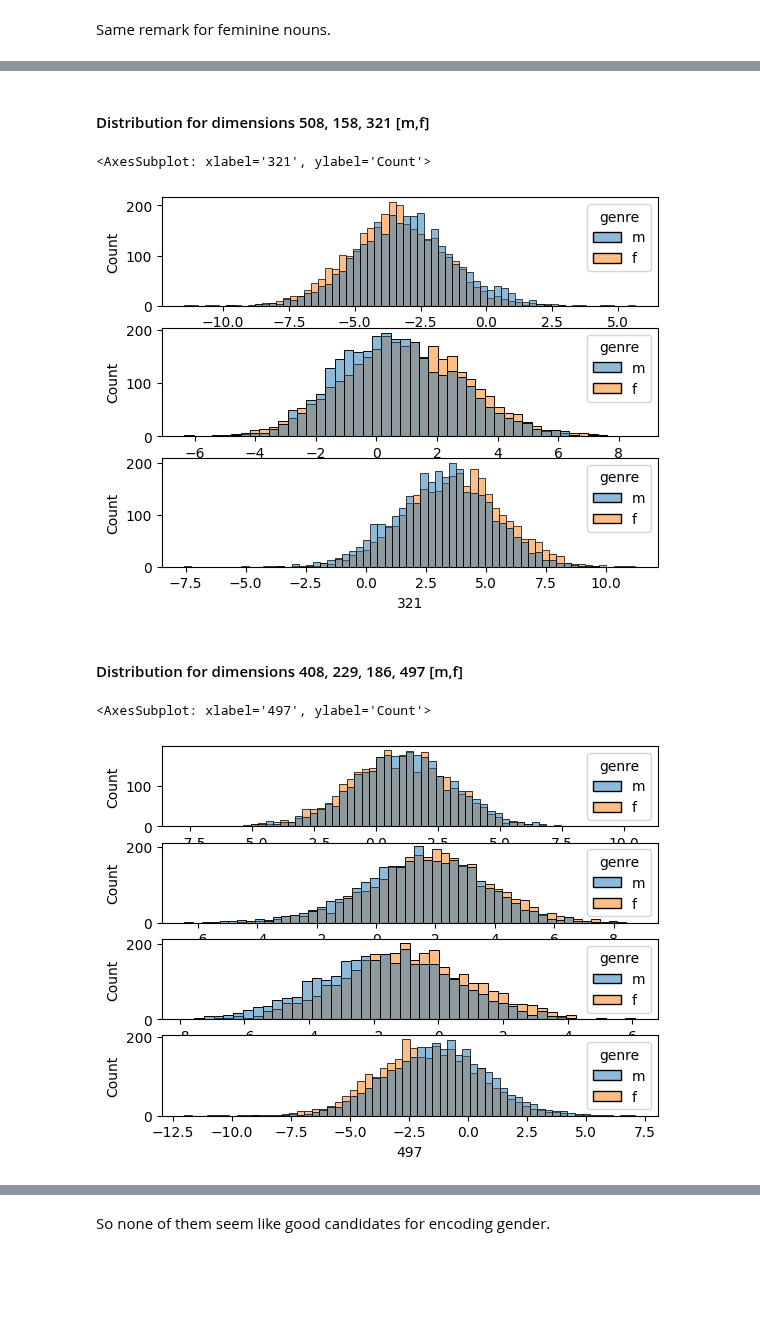
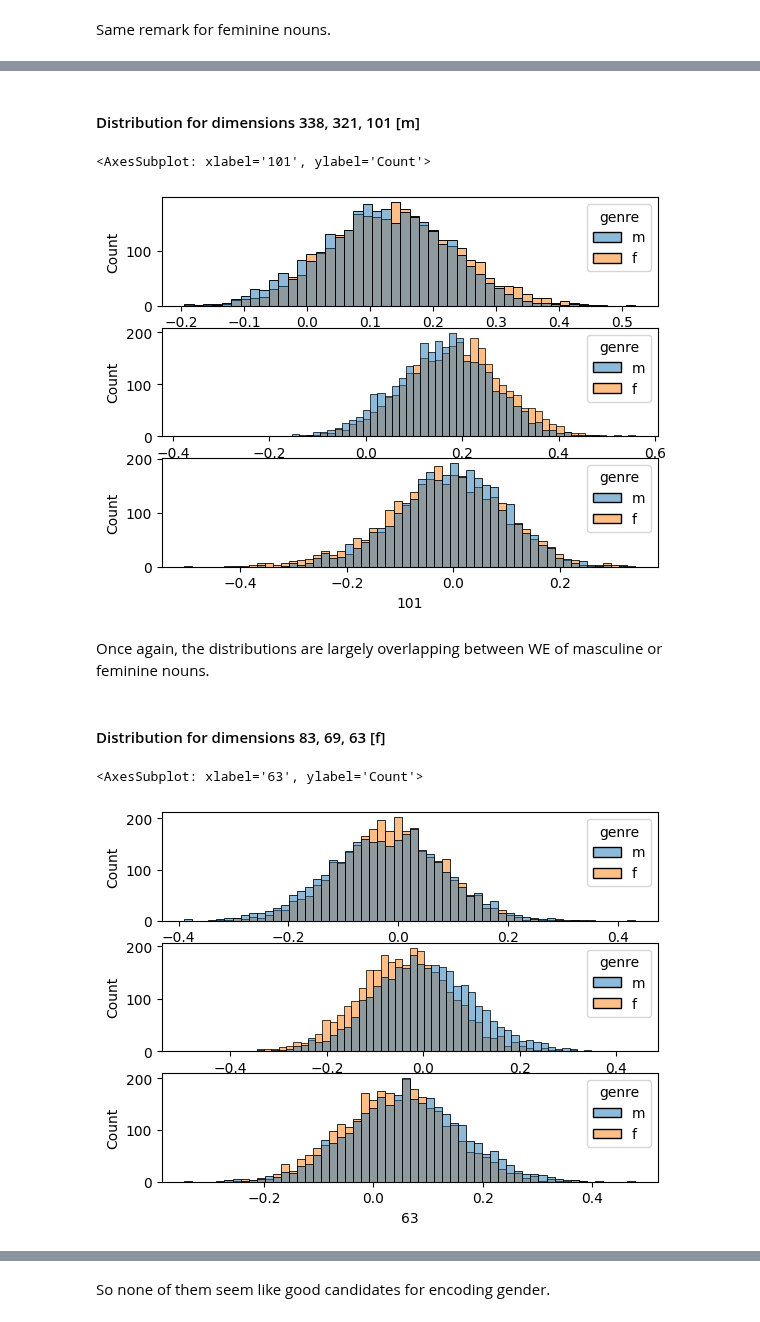
Before and after one commit to ClementineBleuze/WordEmbeddings, a Jupyter notebook: FlauBERT/retrieving-gender-information.ipynb, the cells around one changed output, grey strips where cells are left out. Cells and saved outputs as stored; diff of their text form; code cells hidden in the pictures; blank space fills up the shorter version.

```diff
--- a/FlauBERT/retrieving-gender-information.ipynb
+++ b/FlauBERT/retrieving-gender-information.ipynb
@@ -63,3 +62,15 @@ top_fem_n.sort_values("Word").head()
 | abeilles | abeille | f | 2563 |
 | aberration | aberration | f | 3604 |
 | ablation | ablation | f | 4841 |
+# %%
+# Now getting the WE for our samples
+all_n_we = pd.read_csv('all_nouns_we.csv', index_col=0).drop(columns=["gn", "gender"])
+
+# Normalization
+for i in range(512):
+    values, copy = list(all_n_we[str(i)]), list(all_n_we[str(i)])
+    copy.sort()
+    min_, max_ = copy[0], copy[len(copy)-1]
+    all_n_we[str(i)] = [val / (max_ - min_) for val in values]
+
+all_n_we
@@ -240,21 +288,24 @@ from matplotlib import pyplot as plt
 # %% [markdown]
-#### Distribution for dimensions 508, 158, 321 [m,f]
+#### Distribution for dimensions 338, 321, 101 [m]
 # %%
 fig, axs = plt.subplots(3,1)
-sns.histplot(data = all_n_we, x = "508", hue='genre', ax=axs[0])
-sns.histplot(data = all_n_we, x = "158", hue='genre', ax=axs[1])
-sns.histplot(data = all_n_we, x = "321", hue='genre', ax=axs[2])
+
+sns.histplot(data = all_n_we, x = "338", hue='genre', ax=axs[0])
+sns.histplot(data = all_n_we, x = "321", hue='genre', ax=axs[1])
+sns.histplot(data = all_n_we, x = "101", hue='genre', ax=axs[2])
 # %% [output]
-<AxesSubplot: xlabel='321', ylabel='Count'>
+<AxesSubplot: xlabel='101', ylabel='Count'>
-[figure, old version]
+[figure, new version]
+# %% [markdown]
+Once again, the distributions are largely overlapping between WE of masculine or feminine nouns.
 # %% [markdown]
-#### Distribution for dimensions 408, 229, 186, 497 [m,f]
+#### Distribution for dimensions 83, 69, 63 [f]
 # %%
-fig, axs = plt.subplots(4,1)
-sns.histplot(data = all_n_we, x = "408", hue='genre', ax=axs[0])
-sns.histplot(data = all_n_we, x = "229", hue='genre', ax=axs[1])
-sns.histplot(data = all_n_we, x = "186", hue='genre', ax=axs[2])
-sns.histplot(data = all_n_we, x = "497", hue='genre', ax=axs[3])
+fig, axs = plt.subplots(3,1)
+
+sns.histplot(data = all_n_we, x = "83", hue='genre', ax=axs[0])
+sns.histplot(data = all_n_we, x = "69", hue='genre', ax=axs[1])
+sns.histplot(data = all_n_we, x = "63", hue='genre', ax=axs[2])
 # %% [output]
-<AxesSubplot: xlabel='497', ylabel='Count'>
+<AxesSubplot: xlabel='63', ylabel='Count'>
-[figure, old version]
+[figure, new version]
```
Also changed, not shown: parts of 33 cells of this notebook.
